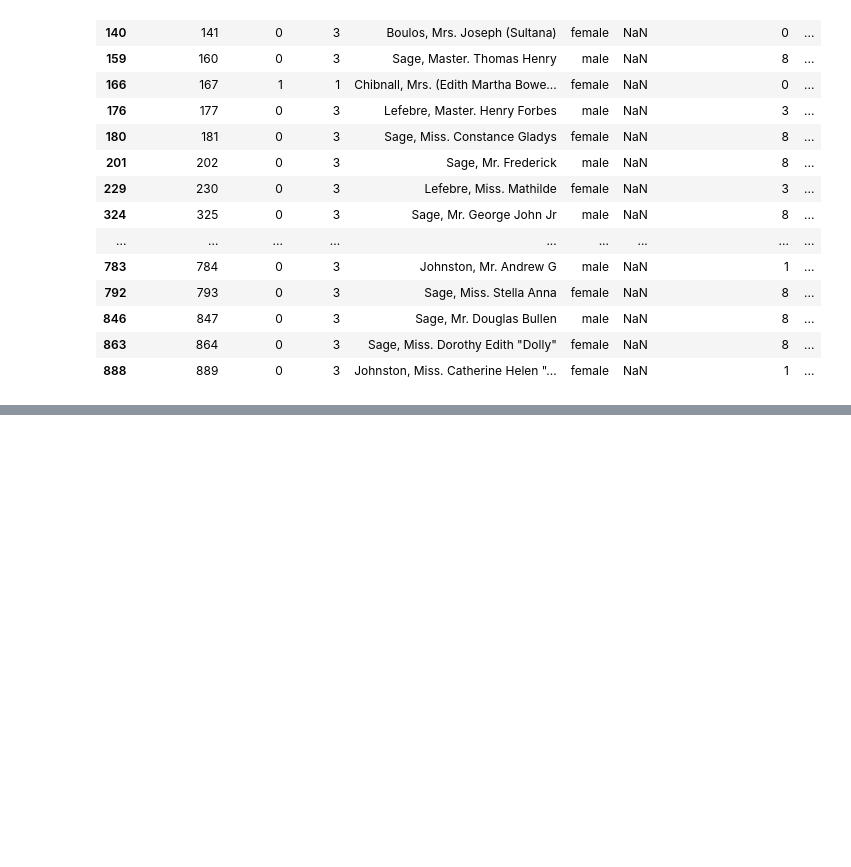
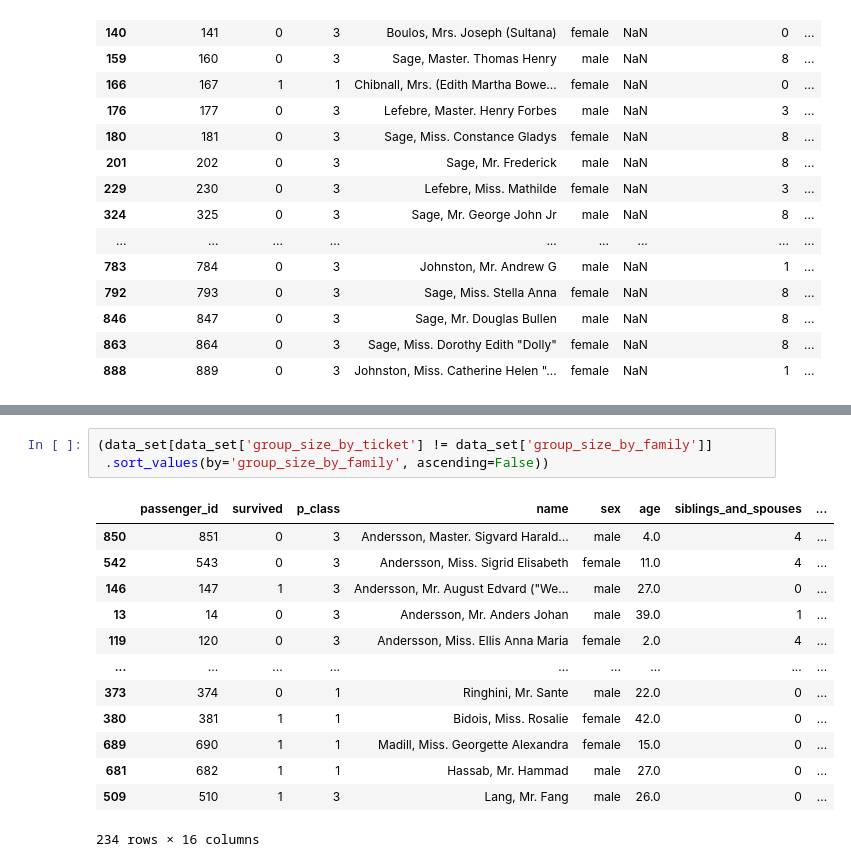
Before and after one commit to ndl284/learning_ml, a Jupyter notebook: notebooks/excercises/Chapter 3 Exercises.ipynb, the cells around one changed output, grey strips where cells are left out. Cells and saved outputs as stored; diff of their text form; blank space fills up the shorter version.

```diff
--- a/notebooks/excercises/Chapter 3 Exercises.ipynb
+++ b/notebooks/excercises/Chapter 3 Exercises.ipynb
@@ -543,0 +609,17 @@ array([0.7264574 , 0.84753363, 0.83856502, 0.81081081])
+# %%
+(data_set[data_set['group_size_by_ticket'] != data_set['group_size_by_family']]
+ .sort_values(by='group_size_by_family', ascending=False))
+# %% [output]
+|  | passenger_id | survived | p_class | name | sex | age | siblings_and_spouses | ... |
+| 850 | 851 | 0 | 3 | Andersson, Master. Sigvard Harald... | male | 4.0 | 4 | ... |
+| 542 | 543 | 0 | 3 | Andersson, Miss. Sigrid Elisabeth | female | 11.0 | 4 | ... |
+| 146 | 147 | 1 | 3 | Andersson, Mr. August Edvard ("We... | male | 27.0 | 0 | ... |
+| 13 | 14 | 0 | 3 | Andersson, Mr. Anders Johan | male | 39.0 | 1 | ... |
+| 119 | 120 | 0 | 3 | Andersson, Miss. Ellis Anna Maria | female | 2.0 | 4 | ... |
+| ... | ... | ... | ... | ... | ... | ... | ... | ... |
+| 373 | 374 | 0 | 1 | Ringhini, Mr. Sante | male | 22.0 | 0 | ... |
+| 380 | 381 | 1 | 1 | Bidois, Miss. Rosalie | female | 42.0 | 0 | ... |
+| 689 | 690 | 1 | 1 | Madill, Miss. Georgette Alexandra | female | 15.0 | 0 | ... |
+| 681 | 682 | 1 | 1 | Hassab, Mr. Hammad | male | 27.0 | 0 | ... |
+| 509 | 510 | 1 | 3 | Lang, Mr. Fang | male | 26.0 | 0 | ... |
+234 rows × 16 columns
```
Also changed, not shown: parts of 25 cells of this notebook.
